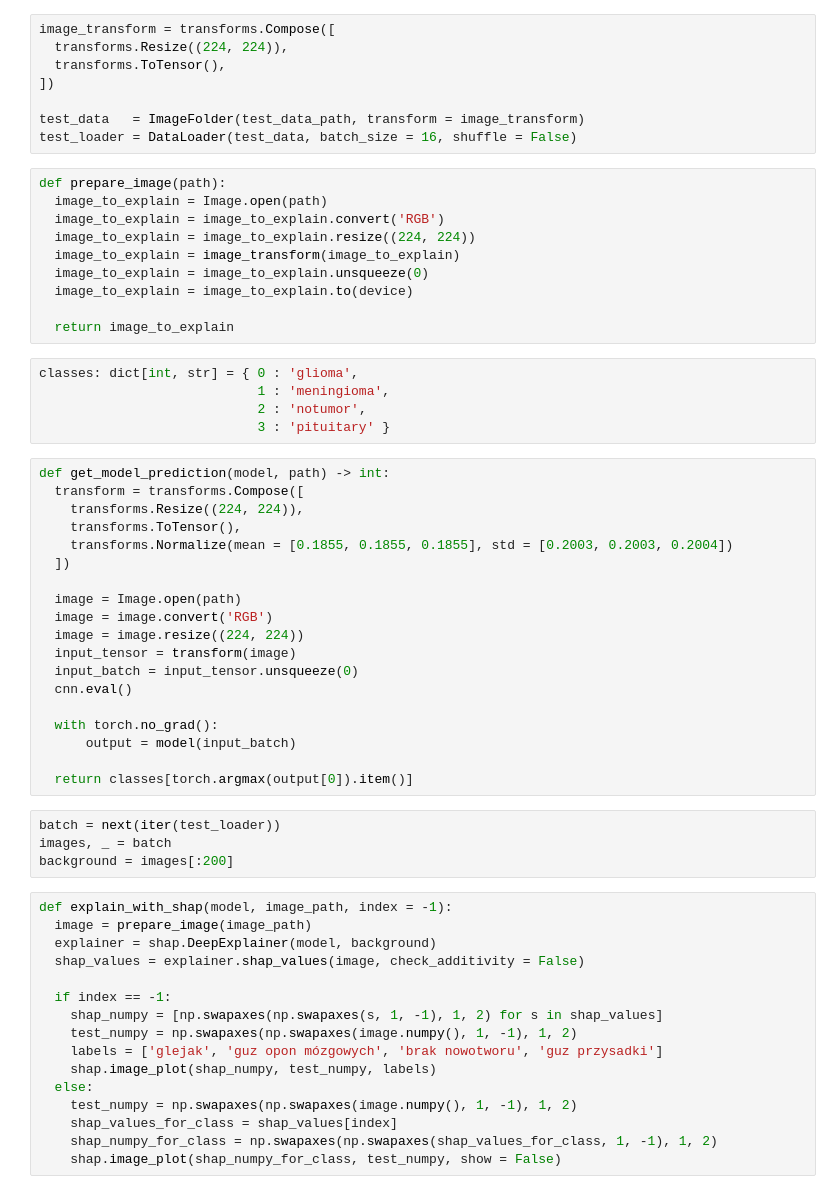
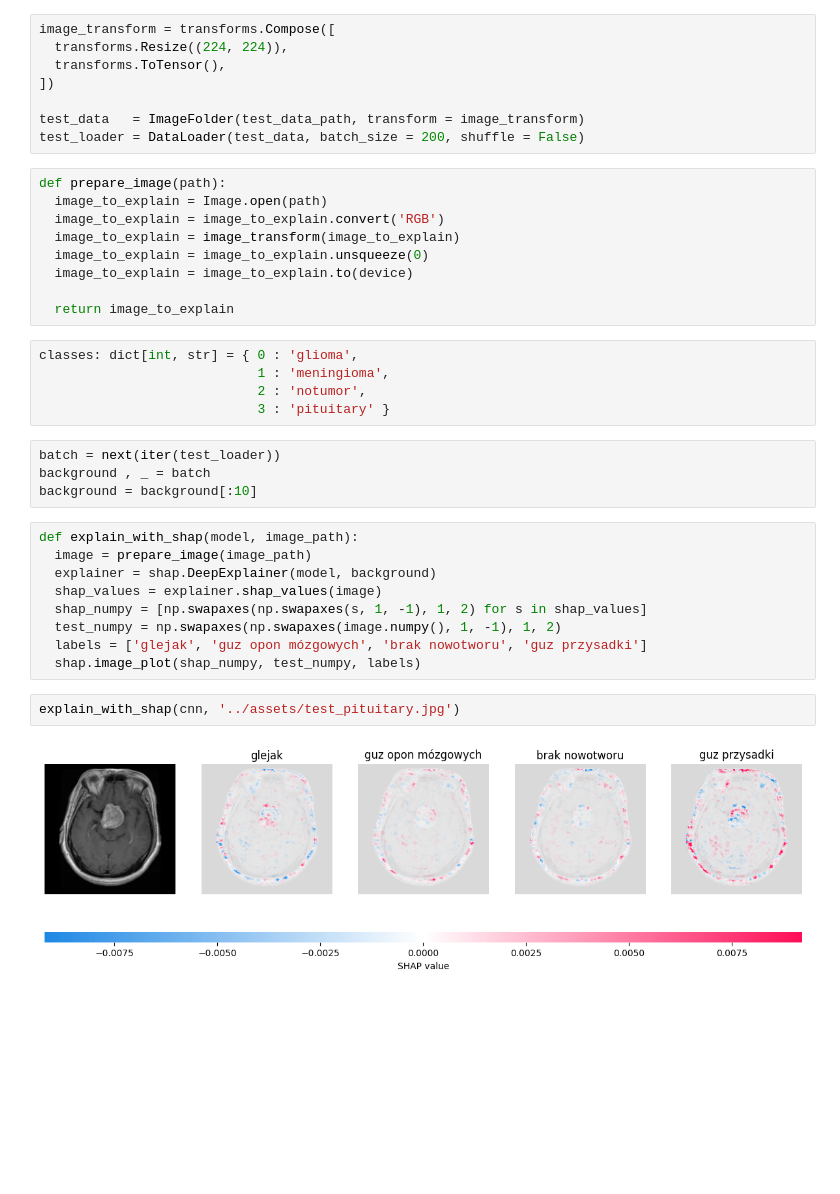
Before and after one commit to M4yfl0w3r/flower-eng-thesis, a Jupyter notebook: src/shap_research.ipynb, the cells around one changed output. Drawn from its saved outputs; the diff is of its cells as text; blank space fills up the shorter version.

```diff
--- a/src/shap_research.ipynb
+++ b/src/shap_research.ipynb
@@ -52,12 +52,11 @@ image_transform = transforms.Compose([
 ])
 
 test_data   = ImageFolder(test_data_path, transform = image_transform)
-test_loader = DataLoader(test_data, batch_size = 16, shuffle = False)
+test_loader = DataLoader(test_data, batch_size = 200, shuffle = False)
 # %%
 def prepare_image(path):
   image_to_explain = Image.open(path)
   image_to_explain = image_to_explain.convert('RGB')
-  image_to_explain = image_to_explain.resize((224, 224))
   image_to_explain = image_transform(image_to_explain)
   image_to_explain = image_to_explain.unsqueeze(0)
   image_to_explain = image_to_explain.to(device)
@@ -68,42 +67,20 @@ classes: dict[int, str] = { 0 : 'glioma',
                             1 : 'meningioma',
                             2 : 'notumor',
                             3 : 'pituitary' }
-# %%
-def get_model_prediction(model, path) -> int:
-  transform = transforms.Compose([
-    transforms.Resize((224, 224)),
-    transforms.ToTensor(),
-    transforms.Normalize(mean = [0.1855, 0.1855, 0.1855], std = [0.2003, 0.2003, 0.2004])
-  ])
-
-  image = Image.open(path)
-  image = image.convert('RGB')
-  image = image.resize((224, 224))
-  input_tensor = transform(image)
-  input_batch = input_tensor.unsqueeze(0)
-  cnn.eval()
-
-  with torch.no_grad():
-      output = model(input_batch)
-
-  return classes[torch.argmax(output[0]).item()]
 # %%
 batch = next(iter(test_loader))
-images, _ = batch
-background = images[:200]
+background , _ = batch
+background = background[:10]
 # %%
-def explain_with_shap(model, image_path, index = -1):
+def explain_with_shap(model, image_path):
   image = prepare_image(image_path)
   explainer = shap.DeepExplainer(model, background)
-  shap_values = explainer.shap_values(image, check_additivity = False)
-
-  if index == -1:
-    shap_numpy = [np.swapaxes(np.swapaxes(s, 1, -1), 1, 2) for s in shap_values]
-    test_numpy = np.swapaxes(np.swapaxes(image.numpy(), 1, -1), 1, 2)
-    labels = ['glejak', 'guz opon mózgowych', 'brak nowotworu', 'guz przysadki']
-    shap.image_plot(shap_numpy, test_numpy, labels)
-  else:
-    test_numpy = np.swapaxes(np.swapaxes(image.numpy(), 1, -1), 1, 2)
-    shap_values_for_class = shap_values[index]
-    shap_numpy_for_class = np.swapaxes(np.swapaxes(shap_values_for_class, 1, -1), 1, 2)
-    shap.image_plot(shap_numpy_for_class, test_numpy, show = False)
+  shap_values = explainer.shap_values(image)
+  shap_numpy = [np.swapaxes(np.swapaxes(s, 1, -1), 1, 2) for s in shap_values]
+  test_numpy = np.swapaxes(np.swapaxes(image.numpy(), 1, -1), 1, 2)
+  labels = ['glejak', 'guz opon mózgowych', 'brak nowotworu', 'guz przysadki']
+  shap.image_plot(shap_numpy, test_numpy, labels)
+# %%
+explain_with_shap(cnn, '../assets/test_pituitary.jpg')
+# %% [output]
+[figure, added]
```
Also changed, not shown: parts of 1 cell of this notebook, 4 other files.
